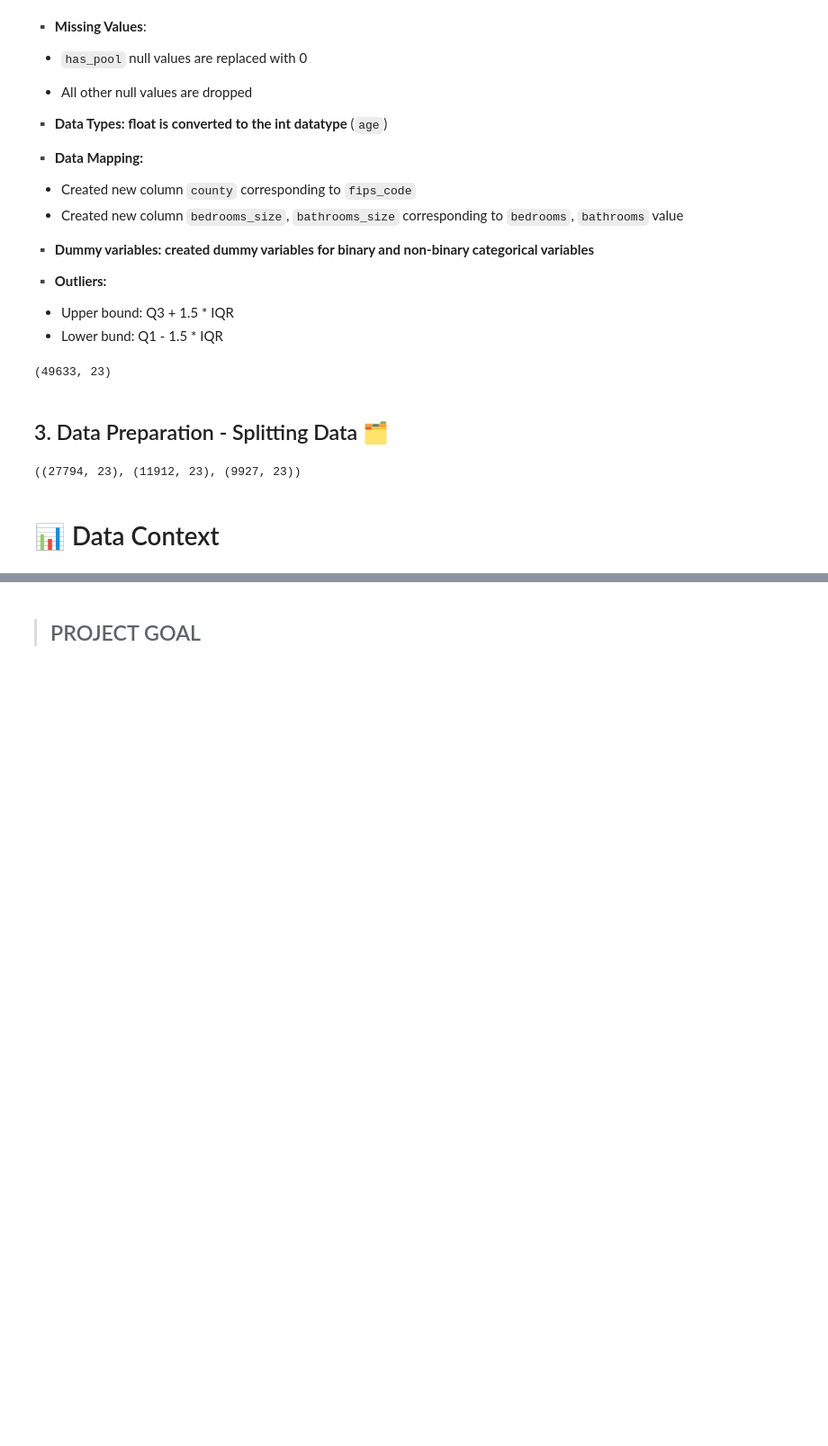
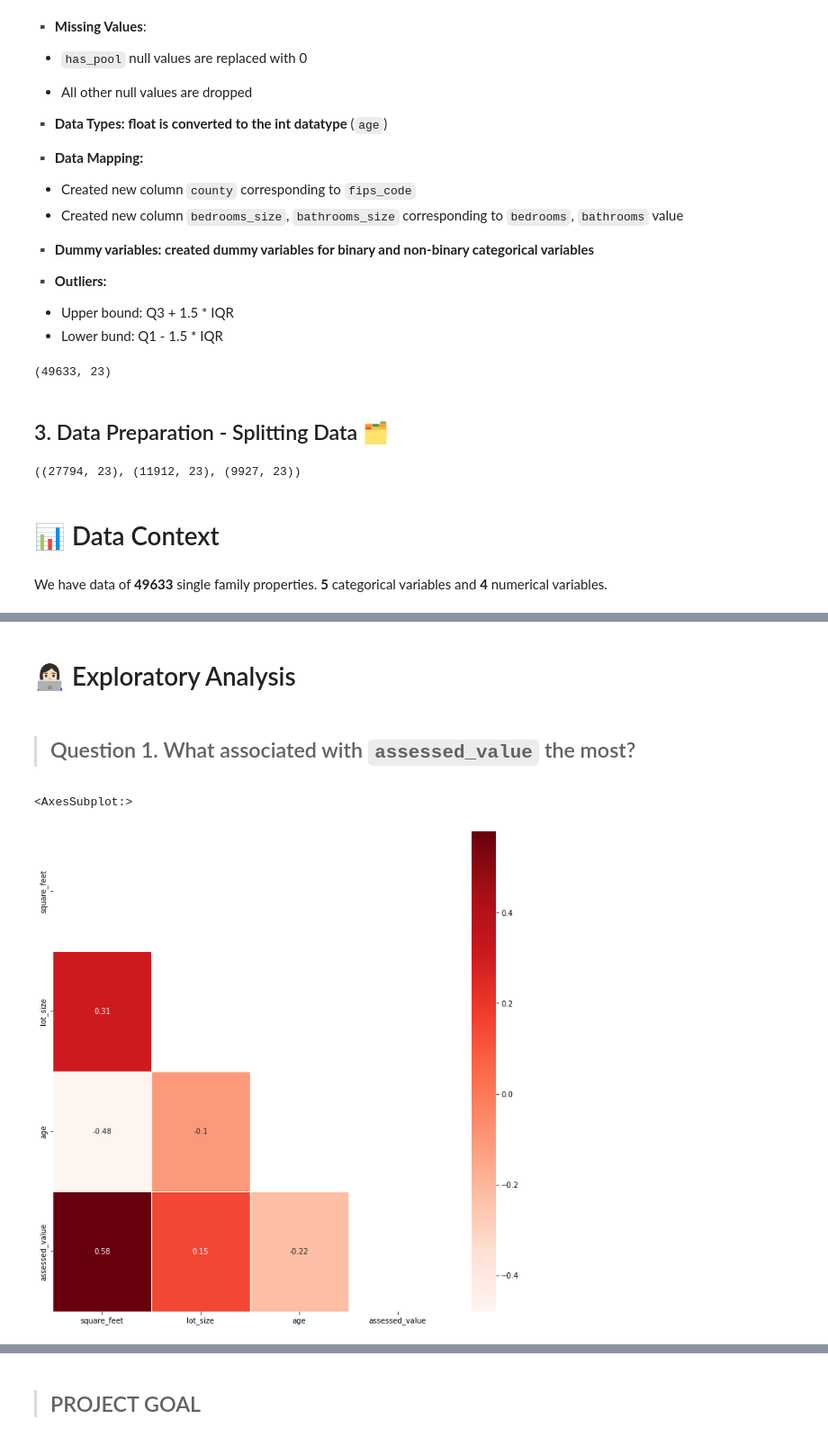
Before and after one commit to m3redithw/Home-Value-Prediction, a Jupyter notebook: final_report.ipynb, the cells around one changed output, grey strips where cells are left out. Shown at 90% size. Saved outputs shown, nothing was run; the diff lists cells and outputs as text; code cells hidden in the pictures; blank space fills up the shorter version.

Commit message:
updated heatmap

```diff
--- a/final_report.ipynb
+++ b/final_report.ipynb
@@ -94,5 +94,24 @@ train.shape, validate.shape, test.shape
 ((27794, 23), (11912, 23), (9927, 23))
 # %% [markdown]
 # 📊 Data Context
+# %% [markdown]
+We have data of **49633** single family properties. **5** categorical variables and **4** numerical variables.
 # %% [markdown]
 ![data_context.jpg](attachment:data_context.jpg)
+# %% [markdown]
+# 👩🏻‍💻 Exploratory Analysis
+# %% [markdown]
+> ## Question 1. What associated with `assessed_value` the most?
+# %%
+# Input continuous features
+continuous_cols = ['square_feet', 'lot_size', 'age', 'assessed_value']
+
+# Calcualte correlation between features
+train_corr = train[continuous_cols].corr()
+
+# Visualize correlaiton
+plt.figure(figsize = (12,12))
+sns.heatmap(train_corr,cmap='Reds', annot=True, linewidth=0.5, mask= np.triu(train_corr))
+# %% [output]
+<AxesSubplot:>
+[figure, added]
```
Also changed, not shown: parts of 6 cells of this notebook.
